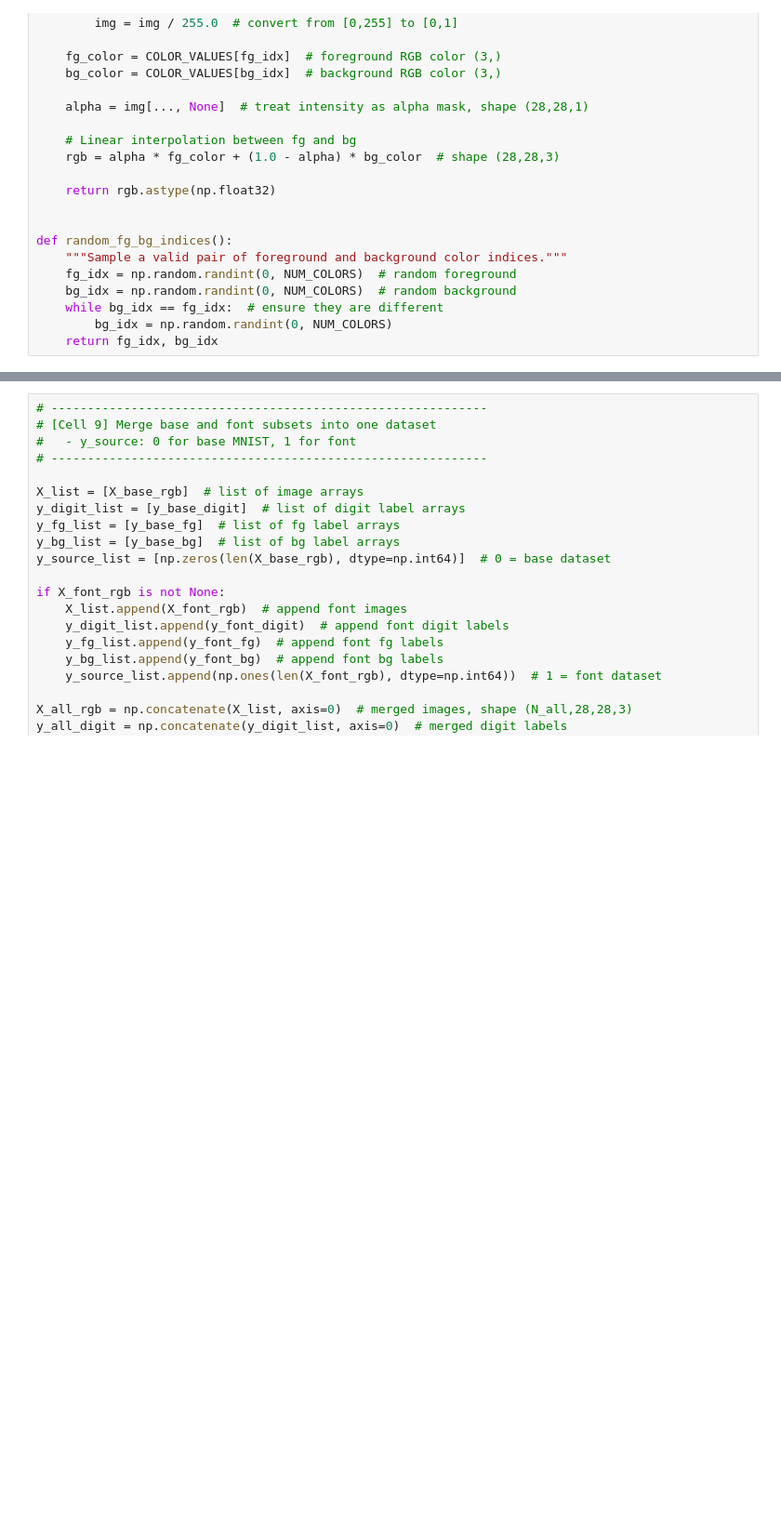
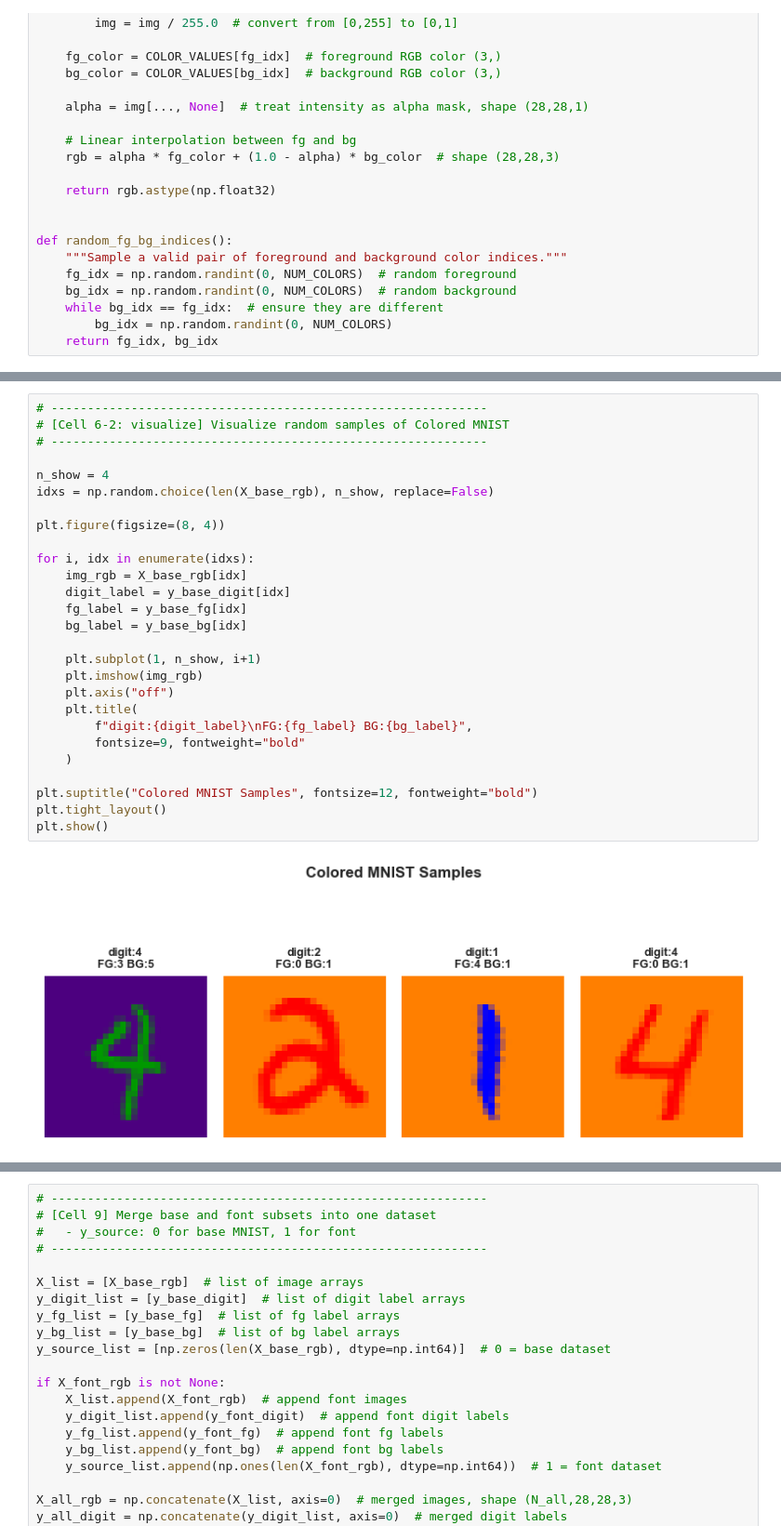
Before and after one commit to ML-SSU-2025/colored-mnist-classification, a Jupyter notebook: notebooks/01_preprocessing_colored_mnist.ipynb, the cells around one changed output, grey strips where cells are left out. Shown at 93% size. Drawn from its saved outputs; the diff is of its cells as text; blank space fills up the shorter version.

```diff
--- a/notebooks/01_preprocessing_colored_mnist.ipynb
+++ b/notebooks/01_preprocessing_colored_mnist.ipynb
@@ -365,6 +365,35 @@ print("  y_base_digit:", y_base_digit.shape)
 [OK] Base Colored MNIST built:
   X_base_rgb : (60000, 28, 28, 3)
   y_base_digit: (60000,)
+# %%
+# ------------------------------------------------------------
+# [Cell 6-2: visualize] Visualize random samples of Colored MNIST
+# ------------------------------------------------------------
+
+n_show = 4
+idxs = np.random.choice(len(X_base_rgb), n_show, replace=False)
+
+plt.figure(figsize=(8, 4))
+
+for i, idx in enumerate(idxs):
+    img_rgb = X_base_rgb[idx]
+    digit_label = y_base_digit[idx]
+    fg_label = y_base_fg[idx]
+    bg_label = y_base_bg[idx]
+
+    plt.subplot(1, n_show, i+1)
+    plt.imshow(img_rgb)
+    plt.axis("off")
+    plt.title(
+        f"digit:{digit_label}\nFG:{fg_label} BG:{bg_label}",
+        fontsize=9, fontweight="bold"
+    )
+
+plt.suptitle("Colored MNIST Samples", fontsize=12, fontweight="bold")
+plt.tight_layout()
+plt.show()
+# %% [output]
+[figure, added]
 # %%
 # ------------------------------------------------------------
 # [Cell 7] Font path discovery and digit rendering
```
Also changed, not shown: parts of 7 cells of this notebook.
